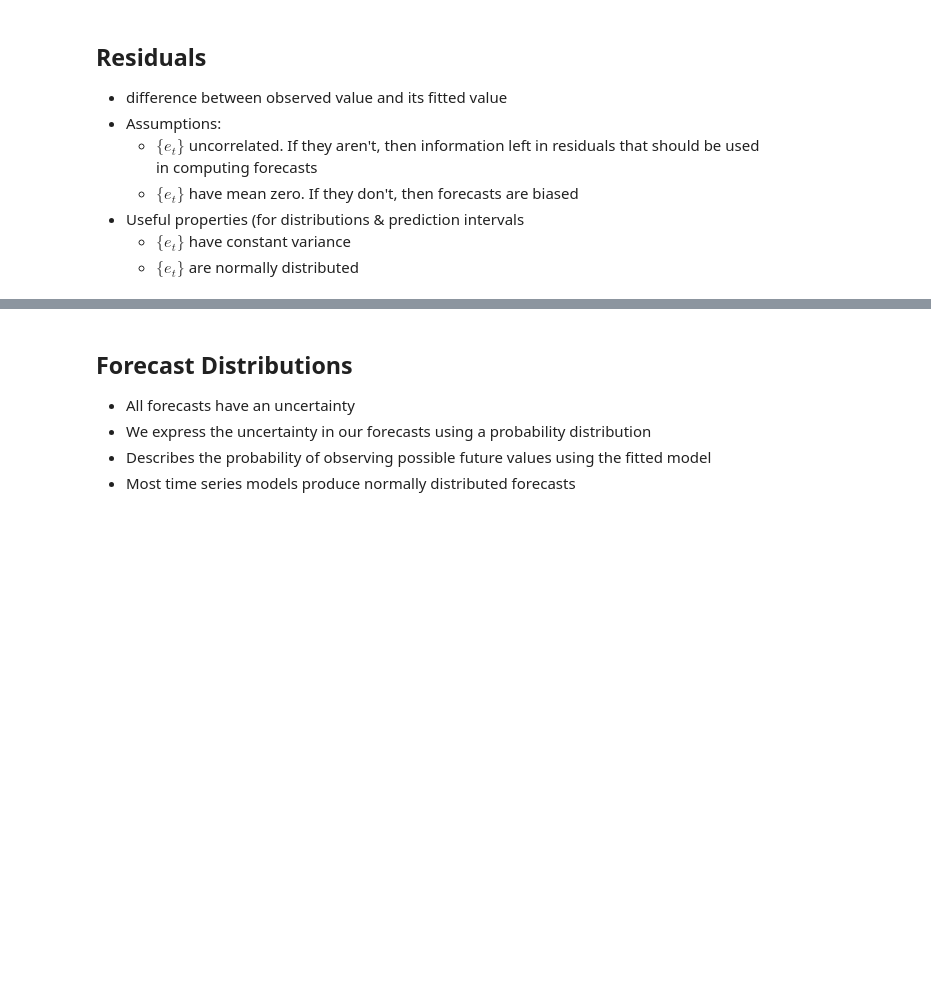
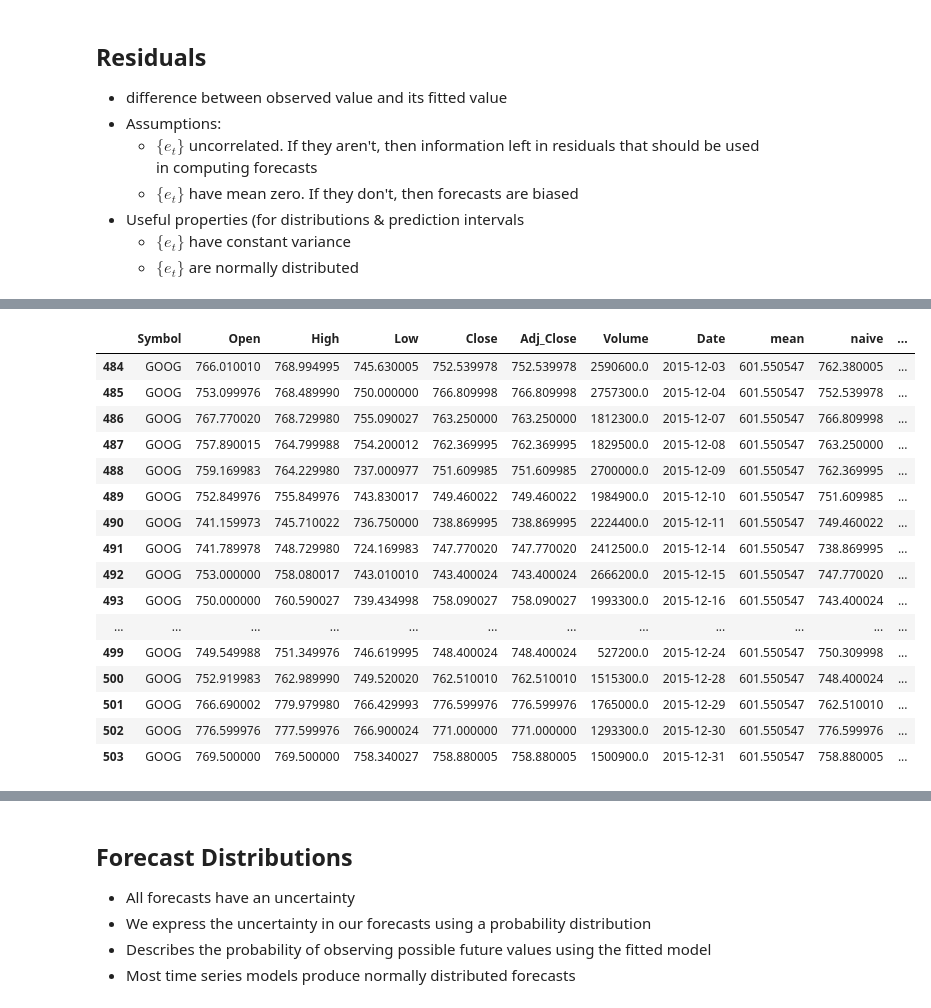
Before and after one commit to gabrielalusofona/cda, a Jupyter notebook: lectures/07-TimeSeries Forecast.ipynb, the cells around one changed output, grey strips where cells are left out. Cells and saved outputs as stored; diff of their text form; code cells hidden in the pictures; blank space fills up the shorter version.

```diff
--- a/lectures/07-TimeSeries Forecast.ipynb
+++ b/lectures/07-TimeSeries Forecast.ipynb
@@ -274,15 +322,33 @@ ax.grid()
 # %%
 results = GOOG_2015.assign(
     mean=m.predict(),
     naive=n.predict(),
     naive_seasonal=s.predict(),
     drift=dr.predict(),
     resid_mean=m.predict() - Ytrain,
     resid_naive=n.predict() - Ytrain,
     resid_naive_seasonal=s.predict() - Ytrain,
     resid_drift=dr.predict() - Ytrain,
 )
-results.head()
+results.tail(20)
+# %% [output]
+|  | Symbol | Open | High | Low | Close | Adj_Close | Volume | Date | mean | naive | ... |
+| 484 | GOOG | 766.010010 | 768.994995 | 745.630005 | 752.539978 | 752.539978 | 2590600.0 | 2015-12-03 | 601.550547 | 762.380005 | ... |
+| 485 | GOOG | 753.099976 | 768.489990 | 750.000000 | 766.809998 | 766.809998 | 2757300.0 | 2015-12-04 | 601.550547 | 752.539978 | ... |
+| 486 | GOOG | 767.770020 | 768.729980 | 755.090027 | 763.250000 | 763.250000 | 1812300.0 | 2015-12-07 | 601.550547 | 766.809998 | ... |
+| 487 | GOOG | 757.890015 | 764.799988 | 754.200012 | 762.369995 | 762.369995 | 1829500.0 | 2015-12-08 | 601.550547 | 763.250000 | ... |
+| 488 | GOOG | 759.169983 | 764.229980 | 737.000977 | 751.609985 | 751.609985 | 2700000.0 | 2015-12-09 | 601.550547 | 762.369995 | ... |
+| 489 | GOOG | 752.849976 | 755.849976 | 743.830017 | 749.460022 | 749.460022 | 1984900.0 | 2015-12-10 | 601.550547 | 751.609985 | ... |
+| 490 | GOOG | 741.159973 | 745.710022 | 736.750000 | 738.869995 | 738.869995 | 2224400.0 | 2015-12-11 | 601.550547 | 749.460022 | ... |
+| 491 | GOOG | 741.789978 | 748.729980 | 724.169983 | 747.770020 | 747.770020 | 2412500.0 | 2015-12-14 | 601.550547 | 738.869995 | ... |
+| 492 | GOOG | 753.000000 | 758.080017 | 743.010010 | 743.400024 | 743.400024 | 2666200.0 | 2015-12-15 | 601.550547 | 747.770020 | ... |
+| 493 | GOOG | 750.000000 | 760.590027 | 739.434998 | 758.090027 | 758.090027 | 1993300.0 | 2015-12-16 | 601.550547 | 743.400024 | ... |
+| ... | ... | ... | ... | ... | ... | ... | ... | ... | ... | ... | ... |
+| 499 | GOOG | 749.549988 | 751.349976 | 746.619995 | 748.400024 | 748.400024 | 527200.0 | 2015-12-24 | 601.550547 | 750.309998 | ... |
+| 500 | GOOG | 752.919983 | 762.989990 | 749.520020 | 762.510010 | 762.510010 | 1515300.0 | 2015-12-28 | 601.550547 | 748.400024 | ... |
+| 501 | GOOG | 766.690002 | 779.979980 | 766.429993 | 776.599976 | 776.599976 | 1765000.0 | 2015-12-29 | 601.550547 | 762.510010 | ... |
+| 502 | GOOG | 776.599976 | 777.599976 | 766.900024 | 771.000000 | 771.000000 | 1293300.0 | 2015-12-30 | 601.550547 | 776.599976 | ... |
+| 503 | GOOG | 769.500000 | 769.500000 | 758.340027 | 758.880005 | 758.880005 | 1500900.0 | 2015-12-31 | 601.550547 | 758.880005 | ... |
 # %%
 def plot_tsresiduals(Y, y, acf_lags=np.r_[1:26]):
     """Plot timeseries residuals for ground truth Y and estimate y."""
```
Also changed, not shown: parts of 25 cells of this notebook, 5 other files.
